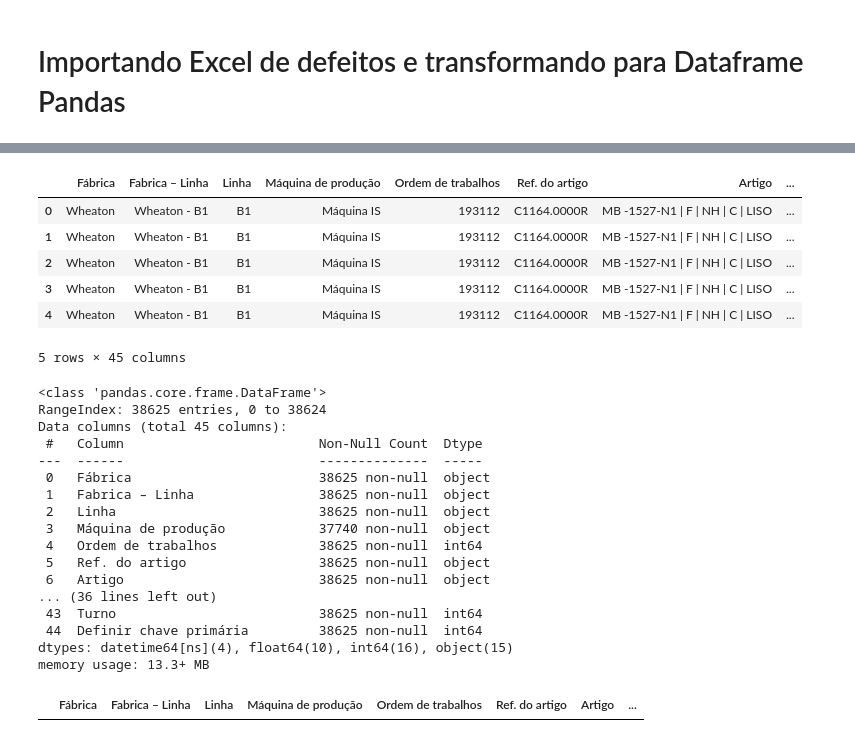
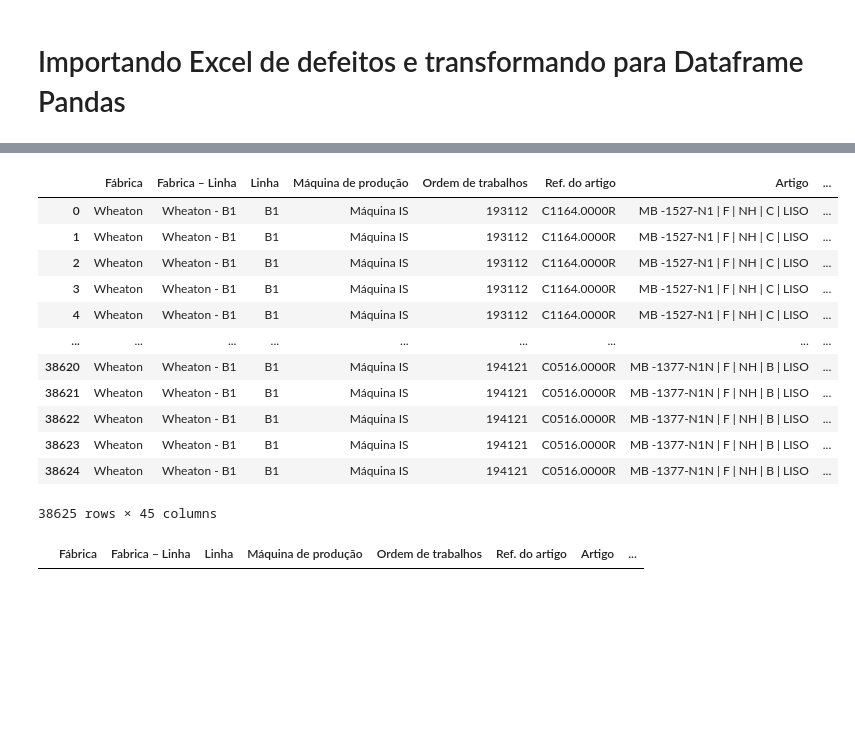
Before and after one commit to lucasz-g/Analise-Gotas, a Jupyter notebook: analises/analise_defeitos.ipynb, the cells around one changed output, grey strips where cells are left out. Cells and saved outputs as stored; diff of their text form; code cells hidden in the pictures; blank space fills up the shorter version.

```diff
--- a/analises/analise_defeitos.ipynb
+++ b/analises/analise_defeitos.ipynb
@@ -11,33 +26,19 @@ df = pd.DataFrame(dados)
 # %%
-df.head()
+df
 # %% [output]
 |  | Fábrica | Fabrica – Linha | Linha | Máquina de produção | Ordem de trabalhos | Ref. do artigo | Artigo | ... |
 | 0 | Wheaton | Wheaton - B1 | B1 | Máquina IS | 193112 | C1164.0000R | MB -1527-N1 | F | NH | C | LISO | ... |
 | 1 | Wheaton | Wheaton - B1 | B1 | Máquina IS | 193112 | C1164.0000R | MB -1527-N1 | F | NH | C | LISO | ... |
 | 2 | Wheaton | Wheaton - B1 | B1 | Máquina IS | 193112 | C1164.0000R | MB -1527-N1 | F | NH | C | LISO | ... |
 | 3 | Wheaton | Wheaton - B1 | B1 | Máquina IS | 193112 | C1164.0000R | MB -1527-N1 | F | NH | C | LISO | ... |
 | 4 | Wheaton | Wheaton - B1 | B1 | Máquina IS | 193112 | C1164.0000R | MB -1527-N1 | F | NH | C | LISO | ... |
+| ... | ... | ... | ... | ... | ... | ... | ... | ... |
+| 38620 | Wheaton | Wheaton - B1 | B1 | Máquina IS | 194121 | C0516.0000R | MB -1377-N1N | F | NH | B | LISO | ... |
+| 38621 | Wheaton | Wheaton - B1 | B1 | Máquina IS | 194121 | C0516.0000R | MB -1377-N1N | F | NH | B | LISO | ... |
+| 38622 | Wheaton | Wheaton - B1 | B1 | Máquina IS | 194121 | C0516.0000R | MB -1377-N1N | F | NH | B | LISO | ... |
+| 38623 | Wheaton | Wheaton - B1 | B1 | Máquina IS | 194121 | C0516.0000R | MB -1377-N1N | F | NH | B | LISO | ... |
+| 38624 | Wheaton | Wheaton - B1 | B1 | Máquina IS | 194121 | C0516.0000R | MB -1377-N1N | F | NH | B | LISO | ... |
-5 rows × 45 columns
+38625 rows × 45 columns
-# %%
-df.info()
-# %% [output]
-<class 'pandas.core.frame.DataFrame'>
-RangeIndex: 38625 entries, 0 to 38624
-Data columns (total 45 columns):
- #   Column                         Non-Null Count  Dtype
----  ------                         --------------  -----
- 0   Fábrica                        38625 non-null  object
- 1   Fabrica – Linha                38625 non-null  object
- 2   Linha                          38625 non-null  object
- 3   Máquina de produção            37740 non-null  object
- 4   Ordem de trabalhos             38625 non-null  int64
- 5   Ref. do artigo                 38625 non-null  object
- 6   Artigo                         38625 non-null  object
-... (36 lines left out)
- 43  Turno                          38625 non-null  int64
- 44  Definir chave primária         38625 non-null  int64
-dtypes: datetime64[ns](4), float64(10), int64(16), object(15)
-memory usage: 13.3+ MB
 # %%
 artigos_nuniques_ordem = df[df.groupby('Ordem de trabalhos')['Ref. do artigo'].transform('nunique') > 1]
 artigos_nuniques_ordem
```
Also changed, not shown: parts of 17 cells of this notebook.
